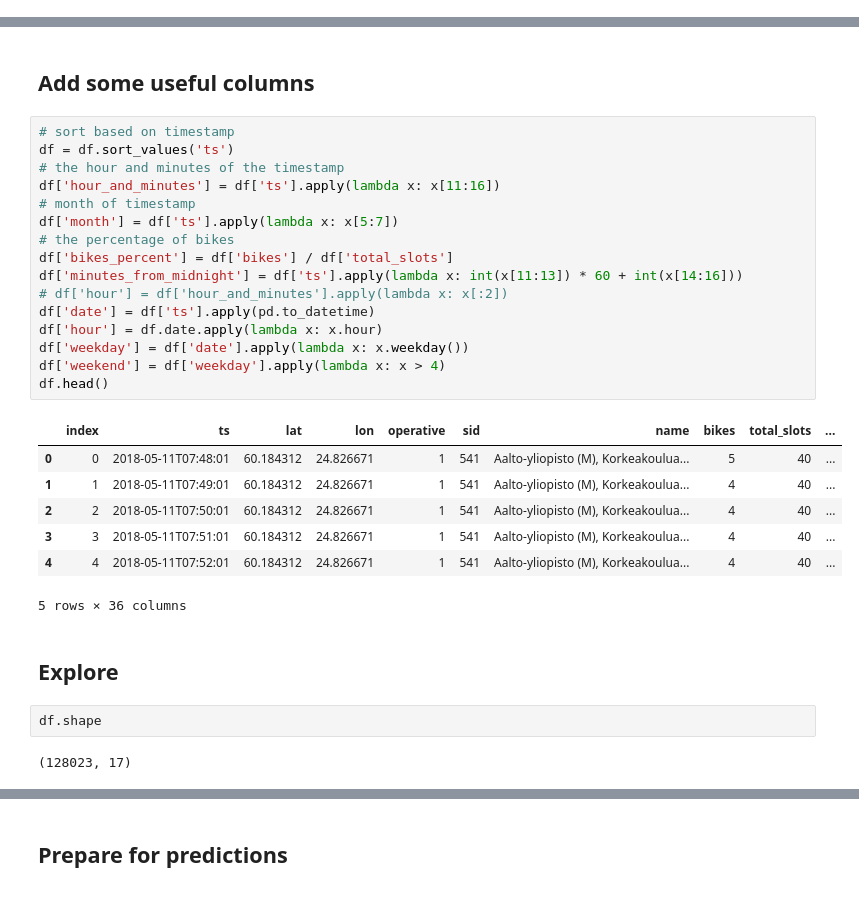
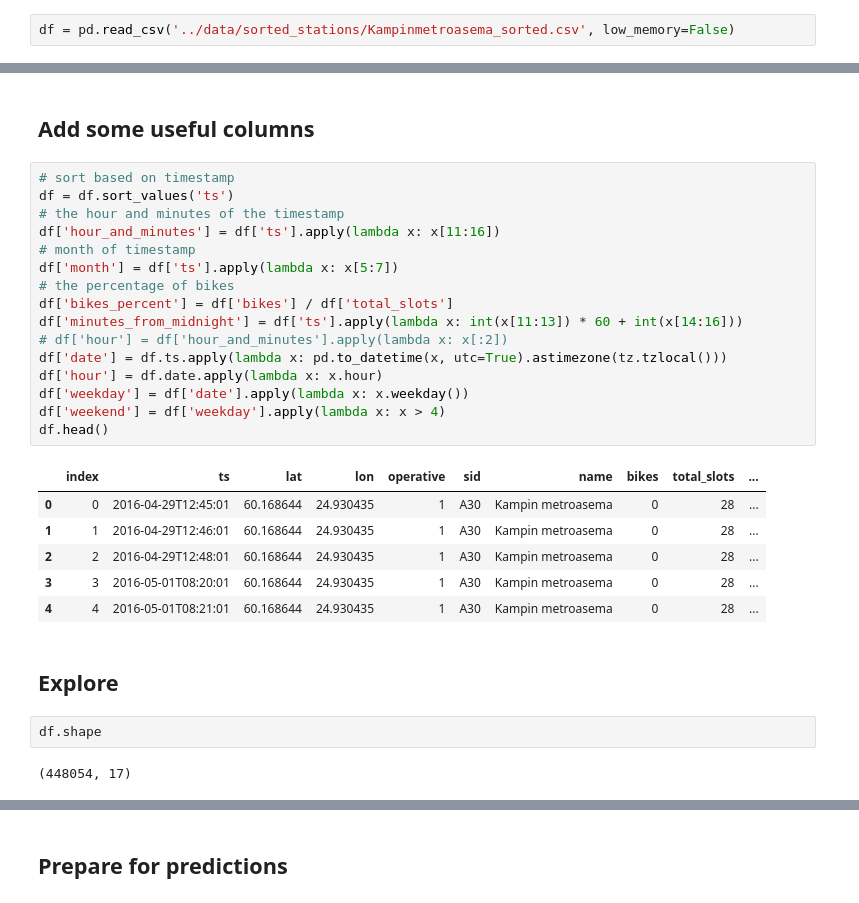
Before and after one commit to magic-city-bikes/notes, a Jupyter notebook: linear_regression.ipynb, the cells around one changed output, grey strips where cells are left out. Drawn from its saved outputs; the diff is of its cells as text.

```diff
--- a/linear_regression.ipynb
+++ b/linear_regression.ipynb
@@ -29,3 +15,5 @@ df = pd.read_csv('../data/AaltoyliopistoMKorkeakouluaukio_sorted.csv')
+# %%
+df = pd.read_csv('../data/sorted_stations/Kampinmetroasema_sorted.csv', low_memory=False)
 # %% [markdown]
 ## Drop duplicated based on timestamp
 # %%
@@ -35,33 +23,32 @@ df = df.drop_duplicates('ts').reset_index()
 # %%
 # sort based on timestamp
 df = df.sort_values('ts')
 # the hour and minutes of the timestamp
 df['hour_and_minutes'] = df['ts'].apply(lambda x: x[11:16])
 # month of timestamp
 df['month'] = df['ts'].apply(lambda x: x[5:7])
 # the percentage of bikes
 df['bikes_percent'] = df['bikes'] / df['total_slots']
 df['minutes_from_midnight'] = df['ts'].apply(lambda x: int(x[11:13]) * 60 + int(x[14:16]))
 # df['hour'] = df['hour_and_minutes'].apply(lambda x: x[:2])
-df['date'] = df['ts'].apply(pd.to_datetime)
+df['date'] = df.ts.apply(lambda x: pd.to_datetime(x, utc=True).astimezone(tz.tzlocal()))
 df['hour'] = df.date.apply(lambda x: x.hour)
 df['weekday'] = df['date'].apply(lambda x: x.weekday())
 df['weekend'] = df['weekday'].apply(lambda x: x > 4)
 df.head()
 # %% [output]
 |  | index | ts | lat | lon | operative | sid | name | bikes | total_slots | ... |
-| 0 | 0 | 2018-05-11T07:48:01 | 60.184312 | 24.826671 | 1 | 541 | Aalto-yliopisto (M), Korkeakoulua... | 5 | 40 | ... |
-| 1 | 1 | 2018-05-11T07:49:01 | 60.184312 | 24.826671 | 1 | 541 | Aalto-yliopisto (M), Korkeakoulua... | 4 | 40 | ... |
-| 2 | 2 | 2018-05-11T07:50:01 | 60.184312 | 24.826671 | 1 | 541 | Aalto-yliopisto (M), Korkeakoulua... | 4 | 40 | ... |
-| 3 | 3 | 2018-05-11T07:51:01 | 60.184312 | 24.826671 | 1 | 541 | Aalto-yliopisto (M), Korkeakoulua... | 4 | 40 | ... |
-| 4 | 4 | 2018-05-11T07:52:01 | 60.184312 | 24.826671 | 1 | 541 | Aalto-yliopisto (M), Korkeakoulua... | 4 | 40 | ... |
+| 0 | 0 | 2016-04-29T12:45:01 | 60.168644 | 24.930435 | 1 | A30 | Kampin metroasema | 0 | 28 | ... |
+| 1 | 1 | 2016-04-29T12:46:01 | 60.168644 | 24.930435 | 1 | A30 | Kampin metroasema | 0 | 28 | ... |
+| 2 | 2 | 2016-04-29T12:48:01 | 60.168644 | 24.930435 | 1 | A30 | Kampin metroasema | 0 | 28 | ... |
+| 3 | 3 | 2016-05-01T08:20:01 | 60.168644 | 24.930435 | 1 | A30 | Kampin metroasema | 0 | 28 | ... |
+| 4 | 4 | 2016-05-01T08:21:01 | 60.168644 | 24.930435 | 1 | A30 | Kampin metroasema | 0 | 28 | ... |
-5 rows × 36 columns
 # %% [markdown]
 ## Explore
 # %%
 df.shape
 # %% [output]
-(128023, 17)
+(448054, 17)
 # %%
 df.describe()
 # %% [output]
```
Also changed, not shown: parts of 42 cells of this notebook, 3 other files.
